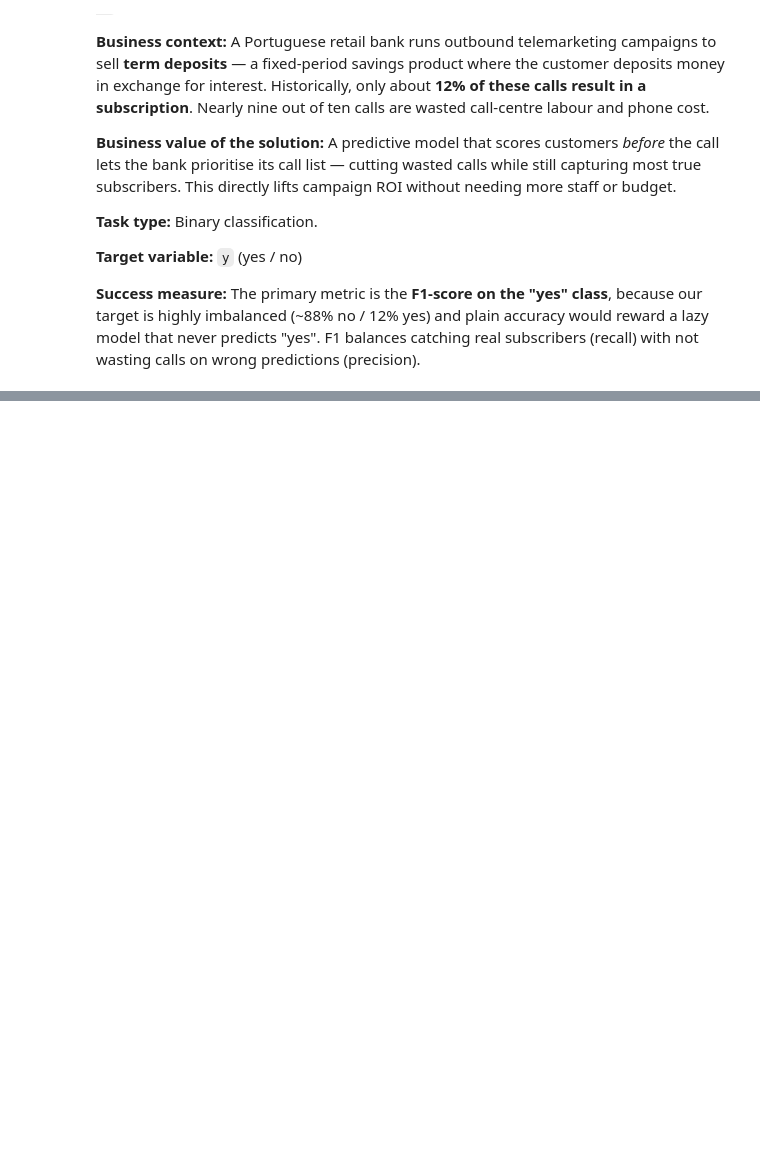
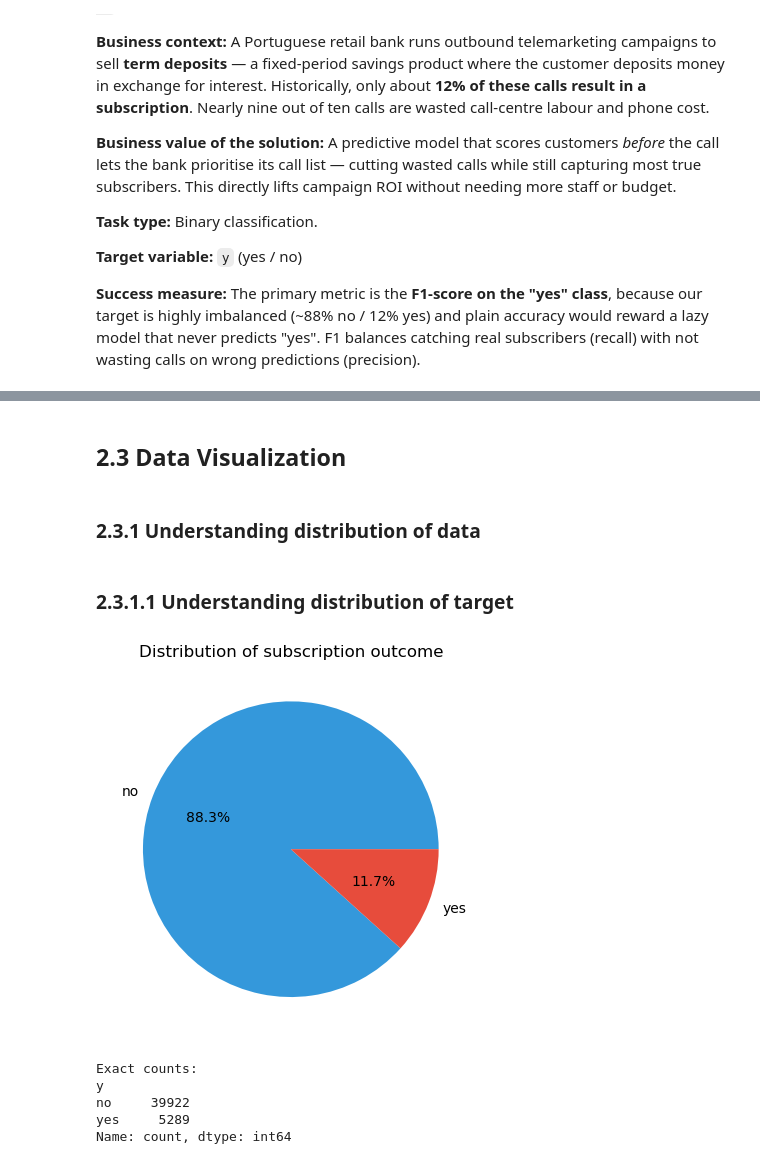
Before and after one commit to gavinlautp/mldp-bank-marketing, a Jupyter notebook: MLDP_Program_Codes.ipynb, the cells around one changed output, grey strips where cells are left out. Drawn from its saved outputs; the diff is of its cells as text; code cells hidden in the pictures; blank space fills up the shorter version.

Commit message:
Add data understanding and exploratory data analysis

```diff
--- a/MLDP_Program_Codes.ipynb
+++ b/MLDP_Program_Codes.ipynb
@@ -49,0 +60,6 @@ RANDOM_STATE = 2026
+# %%
+## Read *.csv file into pandas DataFrame
+## Note: the file uses ';' as the separator, not ','
+FILE_PATH = "bank-full.csv"
+df = pd.read_csv(FILE_PATH, sep=";")
+df  ## Display dataframe
@@ -49,0 +149,26 @@ RANDOM_STATE = 2026
+# %% [markdown]
+## 2.3 Data Visualization
+# %% [markdown]
+### 2.3.1 Understanding distribution of data
+# %% [markdown]
+### 2.3.1.1 Understanding distribution of target
+# %%
+## Understanding distribution of target
+col_y = "y"
+
+## Pie chart showing the class ratio at a glance
+df[col_y].value_counts().plot(kind="pie", autopct="%1.1f%%", colors=["#3498db", "#e74c3c"])
+plt.title("Distribution of subscription outcome")
+plt.ylabel("")
+plt.show()
+
+## Print the actual counts for reference
+print("\nExact counts:")
+print(df[col_y].value_counts())
+# %% [output]
+[figure, added]
+Exact counts:
+y
+no     39922
+yes     5289
+Name: count, dtype: int64
```
Also changed, not shown: parts of 22 cells of this notebook.
